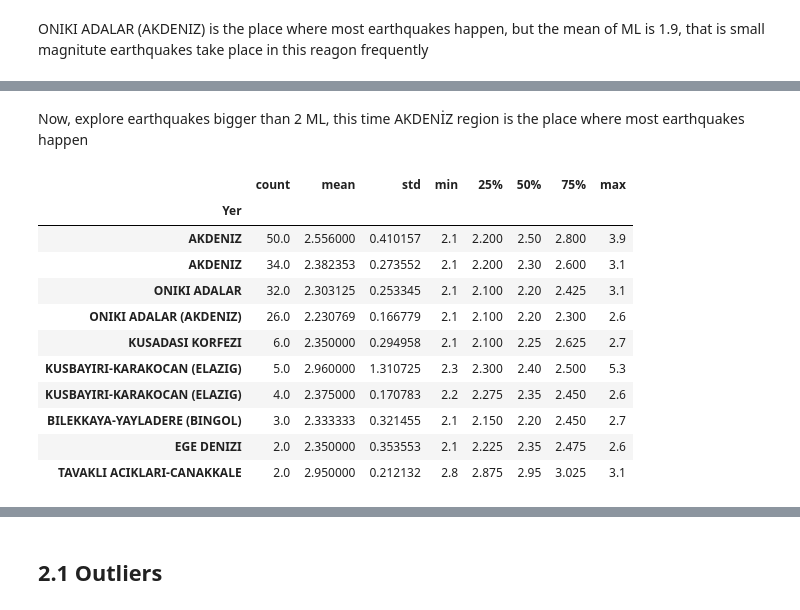
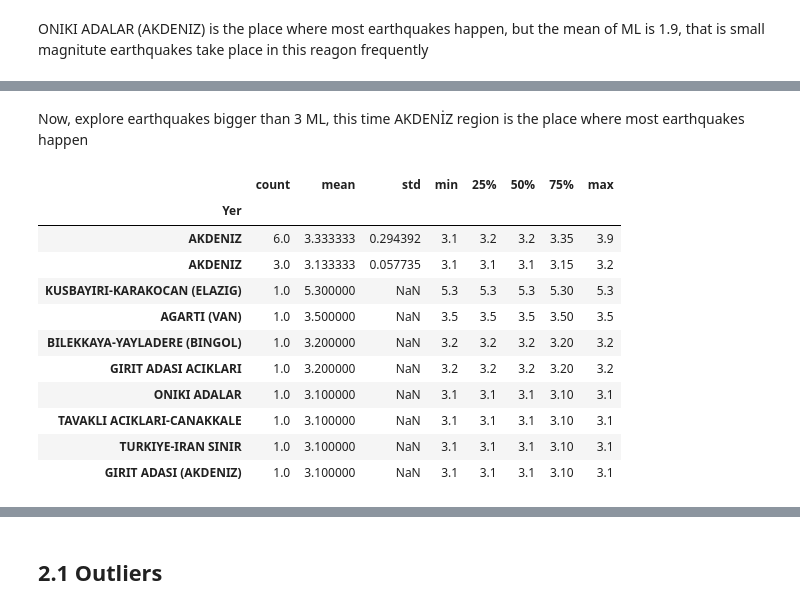
Before and after one commit to yudumpacin/Earthquakes-in-Turkey, a Jupyter notebook: Kandilli_Earthquake.ipynb, the cells around one changed output, grey strips where cells are left out. Saved outputs shown, nothing was run; the diff lists cells and outputs as text; code cells hidden in the pictures.

```diff
--- a/Kandilli_Earthquake.ipynb
+++ b/Kandilli_Earthquake.ipynb
@@ -265,20 +265,20 @@ df.groupby(df['Yer'])['ML'].describe().sort_values(by = 'count', ascending= Fals
 # %% [markdown]
-Now, explore earthquakes bigger than 2 ML, this time AKDENİZ region is the place where most earthquakes happen
+Now, explore earthquakes bigger than 3 ML, this time AKDENİZ region is the place where most earthquakes happen
 # %%
-df[df.ML>2].groupby(df['Yer'])['ML'].describe().sort_values(by = 'count', ascending= False)[0:10]
+df[df.ML>3].groupby(df['Yer'])['ML'].describe().sort_values(by = ['count','mean'], ascending= False)[0:10]
 # %% [output]
 |  | count | mean | std | min | 25% | 50% | 75% | max |
 | Yer |  |  |  |  |  |  |  |  |
-| AKDENIZ | 50.0 | 2.556000 | 0.410157 | 2.1 | 2.200 | 2.50 | 2.800 | 3.9 |
-| AKDENIZ | 34.0 | 2.382353 | 0.273552 | 2.1 | 2.200 | 2.30 | 2.600 | 3.1 |
-| ONIKI ADALAR | 32.0 | 2.303125 | 0.253345 | 2.1 | 2.100 | 2.20 | 2.425 | 3.1 |
-| ONIKI ADALAR (AKDENIZ) | 26.0 | 2.230769 | 0.166779 | 2.1 | 2.100 | 2.20 | 2.300 | 2.6 |
-| KUSADASI KORFEZI | 6.0 | 2.350000 | 0.294958 | 2.1 | 2.100 | 2.25 | 2.625 | 2.7 |
-| KUSBAYIRI-KARAKOCAN (ELAZIG) | 5.0 | 2.960000 | 1.310725 | 2.3 | 2.300 | 2.40 | 2.500 | 5.3 |
-| KUSBAYIRI-KARAKOCAN (ELAZIG) | 4.0 | 2.375000 | 0.170783 | 2.2 | 2.275 | 2.35 | 2.450 | 2.6 |
-| BILEKKAYA-YAYLADERE (BINGOL) | 3.0 | 2.333333 | 0.321455 | 2.1 | 2.150 | 2.20 | 2.450 | 2.7 |
-| EGE DENIZI | 2.0 | 2.350000 | 0.353553 | 2.1 | 2.225 | 2.35 | 2.475 | 2.6 |
-| TAVAKLI ACIKLARI-CANAKKALE | 2.0 | 2.950000 | 0.212132 | 2.8 | 2.875 | 2.95 | 3.025 | 3.1 |
+| AKDENIZ | 6.0 | 3.333333 | 0.294392 | 3.1 | 3.2 | 3.2 | 3.35 | 3.9 |
+| AKDENIZ | 3.0 | 3.133333 | 0.057735 | 3.1 | 3.1 | 3.1 | 3.15 | 3.2 |
+| KUSBAYIRI-KARAKOCAN (ELAZIG) | 1.0 | 5.300000 | NaN | 5.3 | 5.3 | 5.3 | 5.30 | 5.3 |
+| AGARTI (VAN) | 1.0 | 3.500000 | NaN | 3.5 | 3.5 | 3.5 | 3.50 | 3.5 |
+| BILEKKAYA-YAYLADERE (BINGOL) | 1.0 | 3.200000 | NaN | 3.2 | 3.2 | 3.2 | 3.20 | 3.2 |
+| GIRIT ADASI ACIKLARI | 1.0 | 3.200000 | NaN | 3.2 | 3.2 | 3.2 | 3.20 | 3.2 |
+| ONIKI ADALAR | 1.0 | 3.100000 | NaN | 3.1 | 3.1 | 3.1 | 3.10 | 3.1 |
+| TAVAKLI ACIKLARI-CANAKKALE | 1.0 | 3.100000 | NaN | 3.1 | 3.1 | 3.1 | 3.10 | 3.1 |
+| TURKIYE-IRAN SINIR | 1.0 | 3.100000 | NaN | 3.1 | 3.1 | 3.1 | 3.10 | 3.1 |
+| GIRIT ADASI (AKDENIZ) | 1.0 | 3.100000 | NaN | 3.1 | 3.1 | 3.1 | 3.10 | 3.1 |
 # %%
 plt.figure(figsize=(15,8))
 plt.plot(df['TarihSaat'], df['ML'])
```
Also changed, not shown: parts of 38 cells of this notebook.
